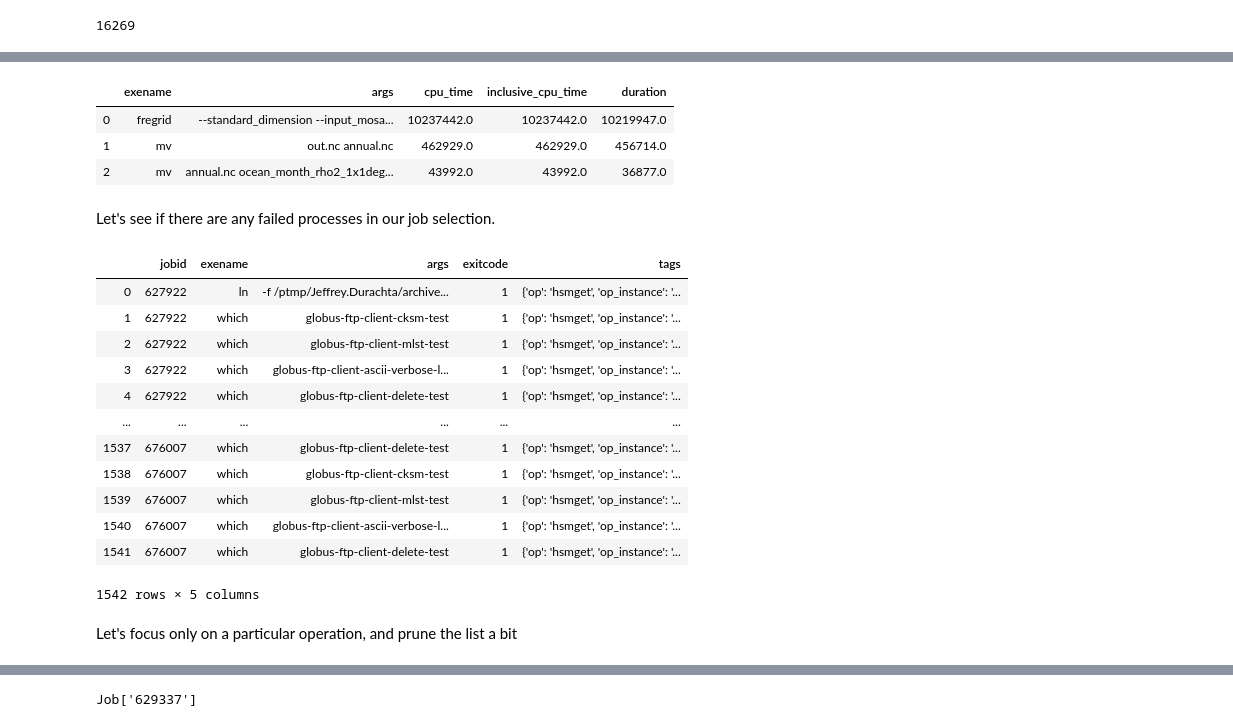
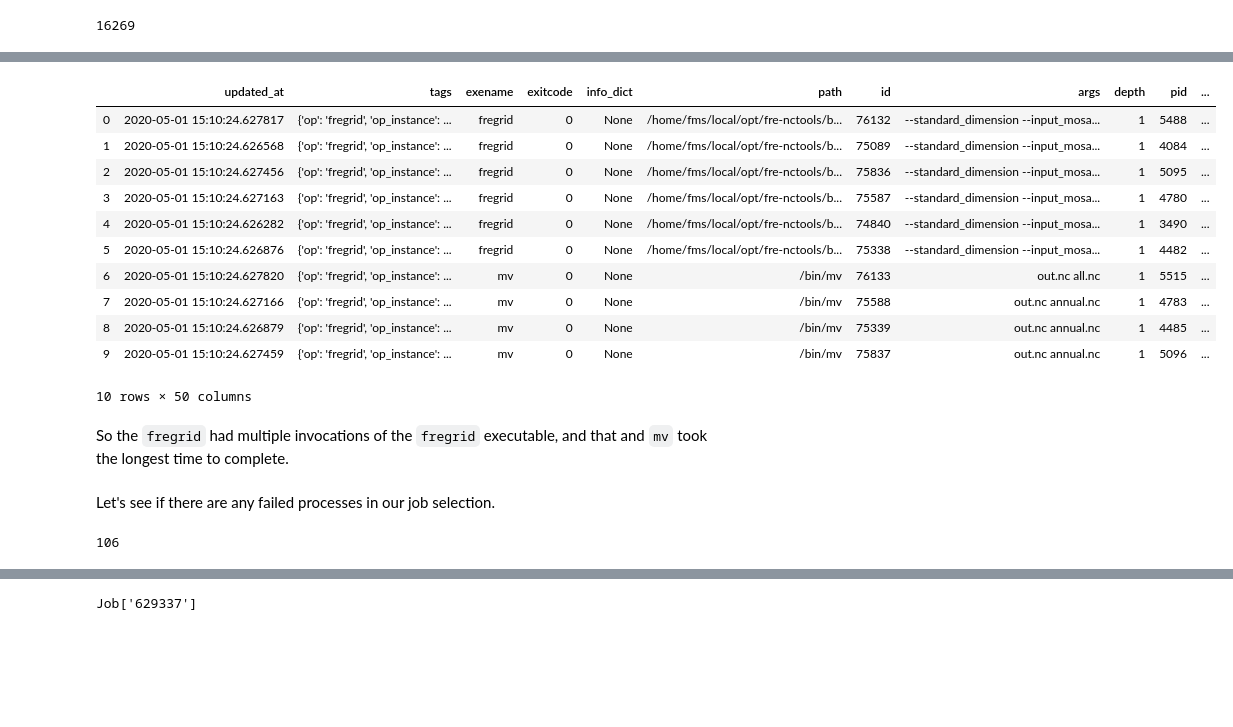
Before and after one commit to ilaflott/epmt, a Jupyter notebook: notebooks/Query-API.ipynb, the cells around one changed output, grey strips where cells are left out. Drawn from its saved outputs; the diff is of its cells as text; code cells hidden in the pictures; blank space fills up the shorter version.

```diff
--- a/notebooks/Query-API.ipynb
+++ b/notebooks/Query-API.ipynb
@@ -1257,34 +1255,31 @@ eq.get_thread_metrics(p)
 # %%
-# Let's explore a particular operation in a job, and see which processes took the
-# top *inclusive* cpu time.
-# Let's limit the output to the top 5 results
+# the fregrid process took pretty long. Let's see the fregrid operation in more detail
+# lets see which processes took the top *inclusive* cpu time.
+# Let's limit the output to the top 10 results
 # and let's get a pandas dataframe
-procs = eq.get_procs(jobs, tags = 'op_sequence:159', order=eq.desc(eq.Process.inclusive_cpu_time), limit=5, fmt='pandas')
-procs[['exename', 'args', 'cpu_time', 'inclusive_cpu_time', 'duration']]
+fregrid_op = eq.get_procs(['676007'], tags = 'op:fregrid', order=eq.desc(eq.Process.inclusive_cpu_time), limit=10, fmt='pandas')
+fregrid_op
 # %% [output]
-|  | exename | args | cpu_time | inclusive_cpu_time | duration |
-| 0 | fregrid | --standard_dimension --input_mosa... | 10237442.0 | 10237442.0 | 10219947.0 |
-| 1 | mv | out.nc annual.nc | 462929.0 | 462929.0 | 456714.0 |
-| 2 | mv | annual.nc ocean_month_rho2_1x1deg... | 43992.0 | 43992.0 | 36877.0 |
+|  | updated_at | tags | exename | exitcode | info_dict | path | id | args | depth | pid | ... |
+| 0 | 2020-05-01 15:10:24.627817 | {'op': 'fregrid', 'op_instance': ... | fregrid | 0 | None | /home/fms/local/opt/fre-nctools/b... | 76132 | --standard_dimension --input_mosa... | 1 | 5488 | ... |
+| 1 | 2020-05-01 15:10:24.626568 | {'op': 'fregrid', 'op_instance': ... | fregrid | 0 | None | /home/fms/local/opt/fre-nctools/b... | 75089 | --standard_dimension --input_mosa... | 1 | 4084 | ... |
+| 2 | 2020-05-01 15:10:24.627456 | {'op': 'fregrid', 'op_instance': ... | fregrid | 0 | None | /home/fms/local/opt/fre-nctools/b... | 75836 | --standard_dimension --input_mosa... | 1 | 5095 | ... |
+| 3 | 2020-05-01 15:10:24.627163 | {'op': 'fregrid', 'op_instance': ... | fregrid | 0 | None | /home/fms/local/opt/fre-nctools/b... | 75587 | --standard_dimension --input_mosa... | 1 | 4780 | ... |
+| 4 | 2020-05-01 15:10:24.626282 | {'op': 'fregrid', 'op_instance': ... | fregrid | 0 | None | /home/fms/local/opt/fre-nctools/b... | 74840 | --standard_dimension --input_mosa... | 1 | 3490 | ... |
+| 5 | 2020-05-01 15:10:24.626876 | {'op': 'fregrid', 'op_instance': ... | fregrid | 0 | None | /home/fms/local/opt/fre-nctools/b... | 75338 | --standard_dimension --input_mosa... | 1 | 4482 | ... |
+| 6 | 2020-05-01 15:10:24.627820 | {'op': 'fregrid', 'op_instance': ... | mv | 0 | None | /bin/mv | 76133 | out.nc all.nc | 1 | 5515 | ... |
+| 7 | 2020-05-01 15:10:24.627166 | {'op': 'fregrid', 'op_instance': ... | mv | 0 | None | /bin/mv | 75588 | out.nc annual.nc | 1 | 4783 | ... |
+| 8 | 2020-05-01 15:10:24.626879 | {'op': 'fregrid', 'op_instance': ... | mv | 0 | None | /bin/mv | 75339 | out.nc annual.nc | 1 | 4485 | ... |
+| 9 | 2020-05-01 15:10:24.627459 | {'op': 'fregrid', 'op_instance': ... | mv | 0 | None | /bin/mv | 75837 | out.nc annual.nc | 1 | 5096 | ... |
+10 rows × 50 columns
+# %% [markdown]
+So the `fregrid` had multiple invocations of the `fregrid` executable, and that and
+`mv` took the longest time to complete.
 # %% [markdown]
 <a name="failed-procs"></a>Let's see if there are any failed processes in our job selection.
 # %%
 # Let's find the failed processes across our jobs subset
-failed_procs = eq.get_procs(jobs_orm, fltr=(eq.Process.exitcode > 0), fmt='pandas')
-failed_procs[['jobid', 'exename', 'args', 'exitcode', 'tags']]
+failed_procs = eq.get_procs(['676007'], fltr=(eq.Process.exitcode > 0), fmt='orm')
+failed_procs.count()
 # %% [output]
-|  | jobid | exename | args | exitcode | tags |
-| 0 | 627922 | ln | -f /ptmp/Jeffrey.Durachta/archive... | 1 | {'op': 'hsmget', 'op_instance': '... |
-| 1 | 627922 | which | globus-ftp-client-cksm-test | 1 | {'op': 'hsmget', 'op_instance': '... |
-| 2 | 627922 | which | globus-ftp-client-mlst-test | 1 | {'op': 'hsmget', 'op_instance': '... |
-| 3 | 627922 | which | globus-ftp-client-ascii-verbose-l... | 1 | {'op': 'hsmget', 'op_instance': '... |
-| 4 | 627922 | which | globus-ftp-client-delete-test | 1 | {'op': 'hsmget', 'op_instance': '... |
-| ... | ... | ... | ... | ... | ... |
-| 1537 | 676007 | which | globus-ftp-client-delete-test | 1 | {'op': 'hsmget', 'op_instance': '... |
-| 1538 | 676007 | which | globus-ftp-client-cksm-test | 1 | {'op': 'hsmget', 'op_instance': '... |
-| 1539 | 676007 | which | globus-ftp-client-mlst-test | 1 | {'op': 'hsmget', 'op_instance': '... |
-| 1540 | 676007 | which | globus-ftp-client-ascii-verbose-l... | 1 | {'op': 'hsmget', 'op_instance': '... |
-| 1541 | 676007 | which | globus-ftp-client-delete-test | 1 | {'op': 'hsmget', 'op_instance': '... |
-1542 rows × 5 columns
+106
-# %% [markdown]
-Let's focus only on a particular operation, and prune the list a bit
```
Also changed, not shown: parts of 57 cells of this notebook, 1 other file.
